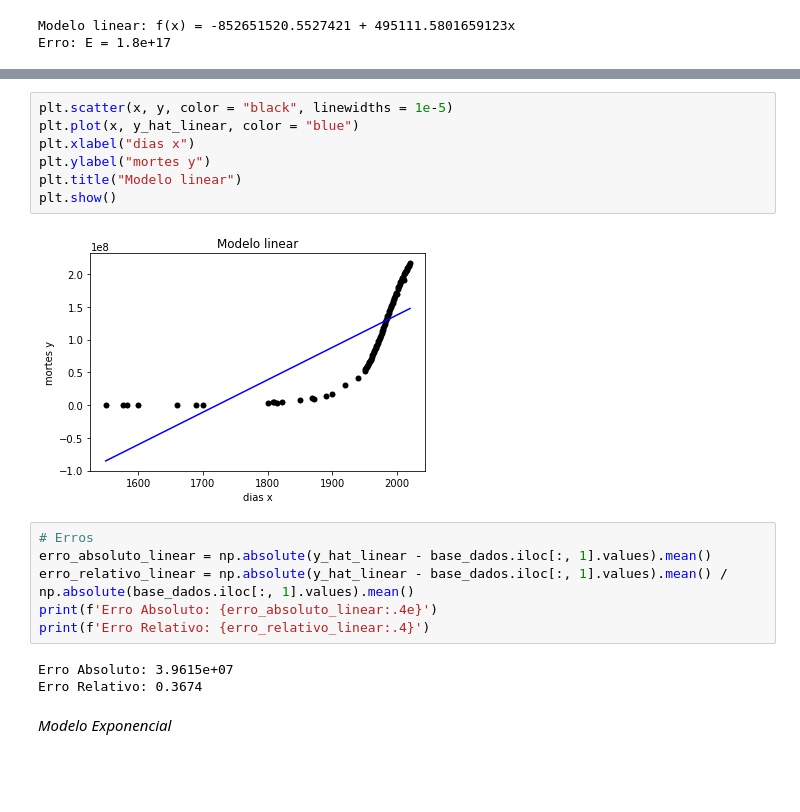
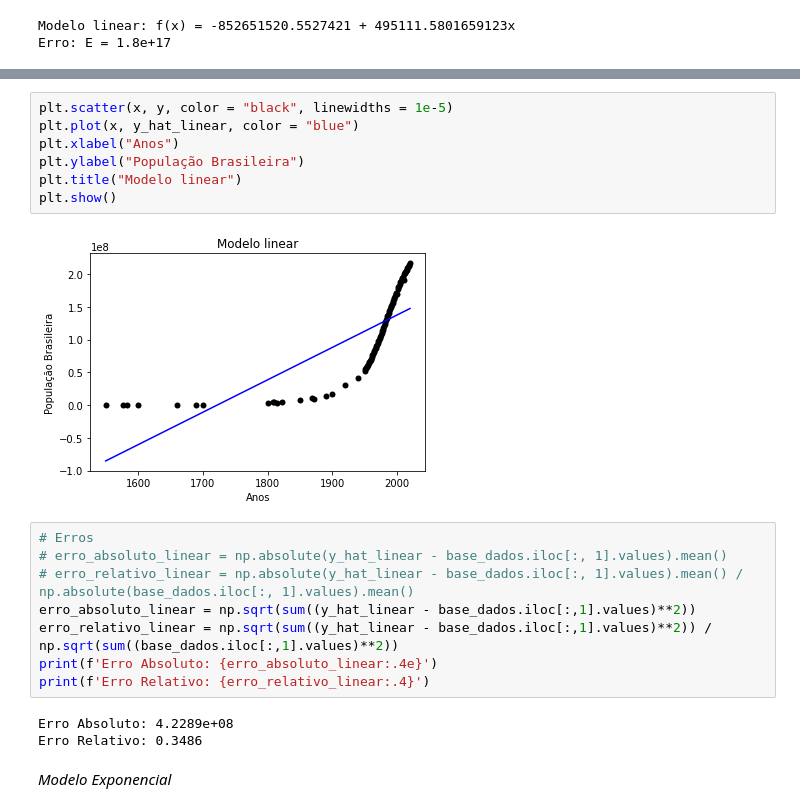
Before and after one commit to fillipepierin/Curso-Modelagem-na-Quarentena, a Jupyter notebook: Modelagem_Matemática_na_Quarentena_módulo_1.ipynb, the cells around one changed output, grey strips where cells are left out. Drawn from its saved outputs; the diff is of its cells as text; blank space fills up the shorter version.

```diff
--- a/Modelagem_Matemática_na_Quarentena_módulo_1.ipynb
+++ b/Modelagem_Matemática_na_Quarentena_módulo_1.ipynb
@@ -71,21 +81,23 @@ Erro: E = 1.8e+17
 # %%
 plt.scatter(x, y, color = "black", linewidths = 1e-5)
 plt.plot(x, y_hat_linear, color = "blue")
-plt.xlabel("dias x")
-plt.ylabel("mortes y")
+plt.xlabel("Anos")
+plt.ylabel("População Brasileira")
 plt.title("Modelo linear")
 plt.show()
 # %% [output]
-[figure, old version]
+[figure, new version]
 # %%
 # Erros
-erro_absoluto_linear = np.absolute(y_hat_linear - base_dados.iloc[:, 1].values).mean()
-erro_relativo_linear = np.absolute(y_hat_linear - base_dados.iloc[:, 1].values).mean() / np.absolute(base_dados.iloc[:, 1].values).mean()
+# erro_absoluto_linear = np.absolute(y_hat_linear - base_dados.iloc[:, 1].values).mean()
+# erro_relativo_linear = np.absolute(y_hat_linear - base_dados.iloc[:, 1].values).mean() / np.absolute(base_dados.iloc[:, 1].values).mean()
+erro_absoluto_linear = np.sqrt(sum((y_hat_linear - base_dados.iloc[:,1].values)**2))
+erro_relativo_linear = np.sqrt(sum((y_hat_linear - base_dados.iloc[:,1].values)**2)) / np.sqrt(sum((base_dados.iloc[:,1].values)**2))
 print(f'Erro Absoluto: {erro_absoluto_linear:.4e}')
 print(f'Erro Relativo: {erro_relativo_linear:.4}')
 # %% [output]
-Erro Absoluto: 3.9615e+07
-Erro Relativo: 0.3674
+Erro Absoluto: 4.2289e+08
+Erro Relativo: 0.3486
 # %% [markdown]
 *Modelo Exponencial*
 # %%
```
Also changed, not shown: parts of 16 cells of this notebook.
